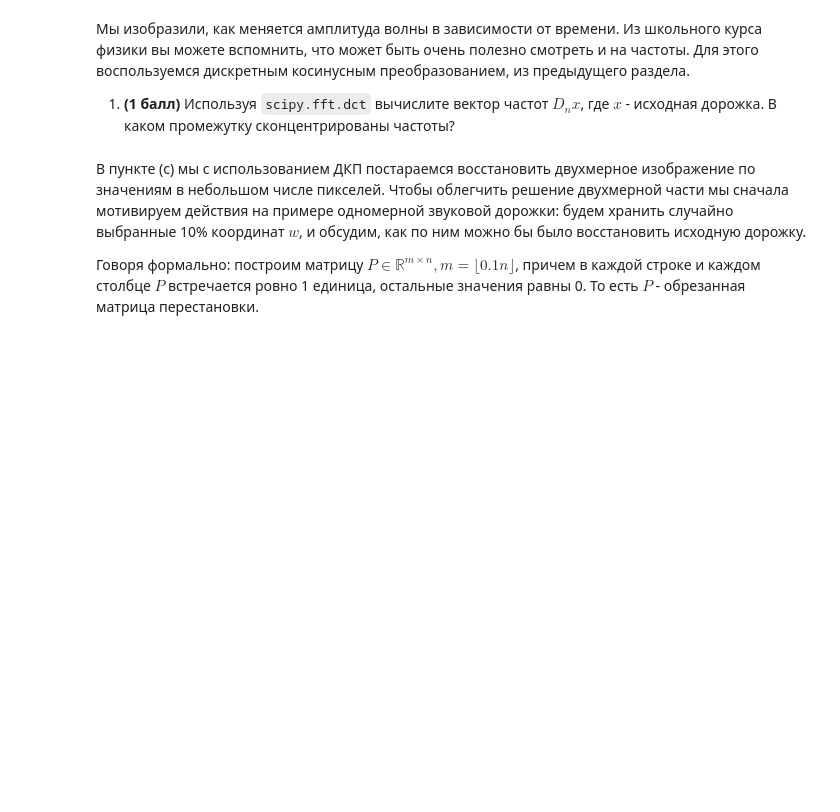
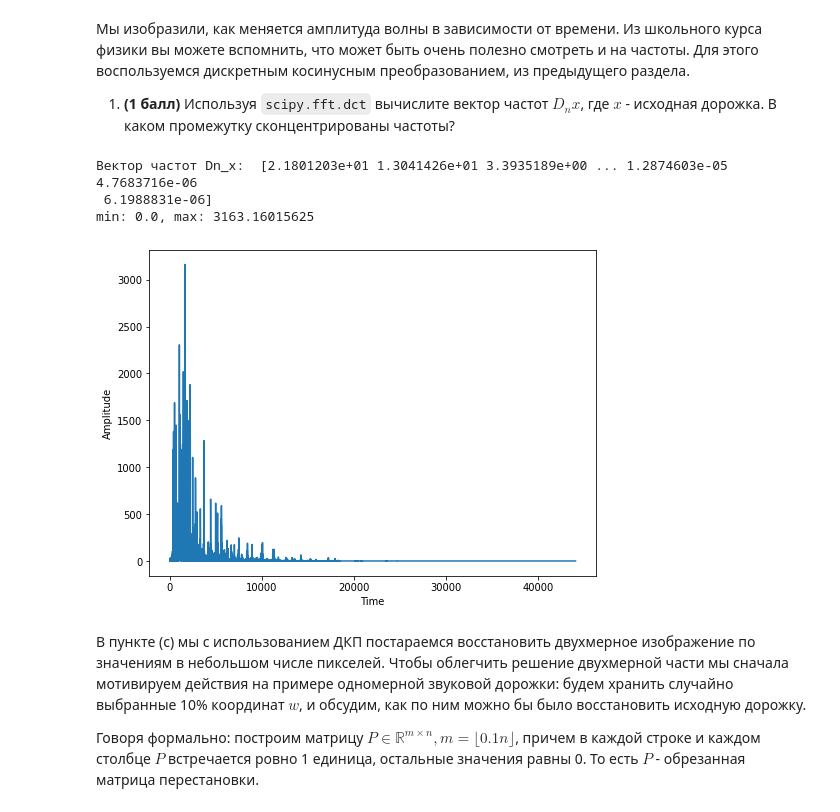
Before and after one commit to myramystin/omv, a Jupyter notebook: omv_pdz3/pdz3_onikova_1.ipynb, the cells around one changed output. Saved outputs shown, nothing was run; the diff lists cells and outputs as text; code cells hidden in the pictures; blank space fills up the shorter version.

```diff
--- a/omv_pdz3/pdz3_onikova_1.ipynb
+++ b/omv_pdz3/pdz3_onikova_1.ipynb
@@ -273,3 +277,20 @@ plt.ylabel("Amplitude");
+# %%
+# YOUR CODE HERE
+Dn_x = abs(scipy.fft.dct(x))
+
+fig = plt.figure(figsize=(8,6))
+plt.plot(Dn_x)
+plt.xlabel("Time")
+plt.ylabel("Amplitude");
+
+
+print("Вектор частот Dn_x: ", Dn_x)
+print(f'min: {min(Dn_x)}, max: {max(Dn_x)}')
+# %% [output]
+Вектор частот Dn_x:  [2.1801203e+01 1.3041426e+01 3.3935189e+00 ... 1.2874603e-05 4.7683716e-06
+ 6.1988831e-06]
+min: 0.0, max: 3163.16015625
+[figure, added]
 # %% [markdown]
 В пункте (с) мы с использованием ДКП постараемся восстановить двухмерное изображение по значениям в небольшом числе пикселей. Чтобы облегчить решение двухмерной части мы сначала мотивируем действия на примере одномерной звуковой дорожки: будем хранить случайно выбранные 10% координат $w$, и обсудим, как по ним можно бы было восстановить исходную дорожку.
 
```
Also changed, not shown: parts of 39 cells of this notebook, 1 other file.
